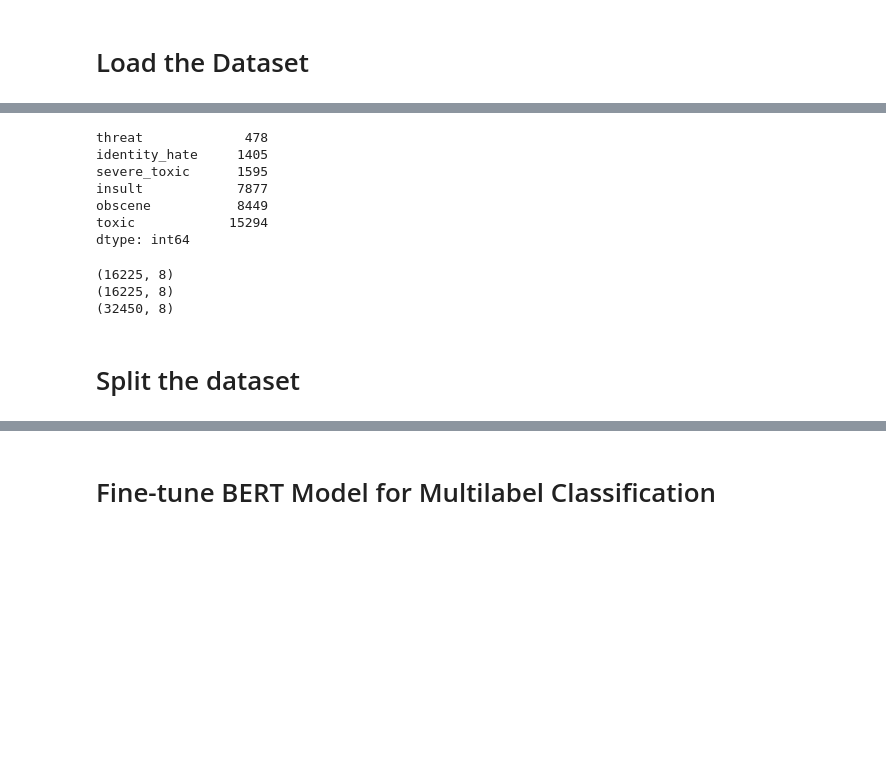
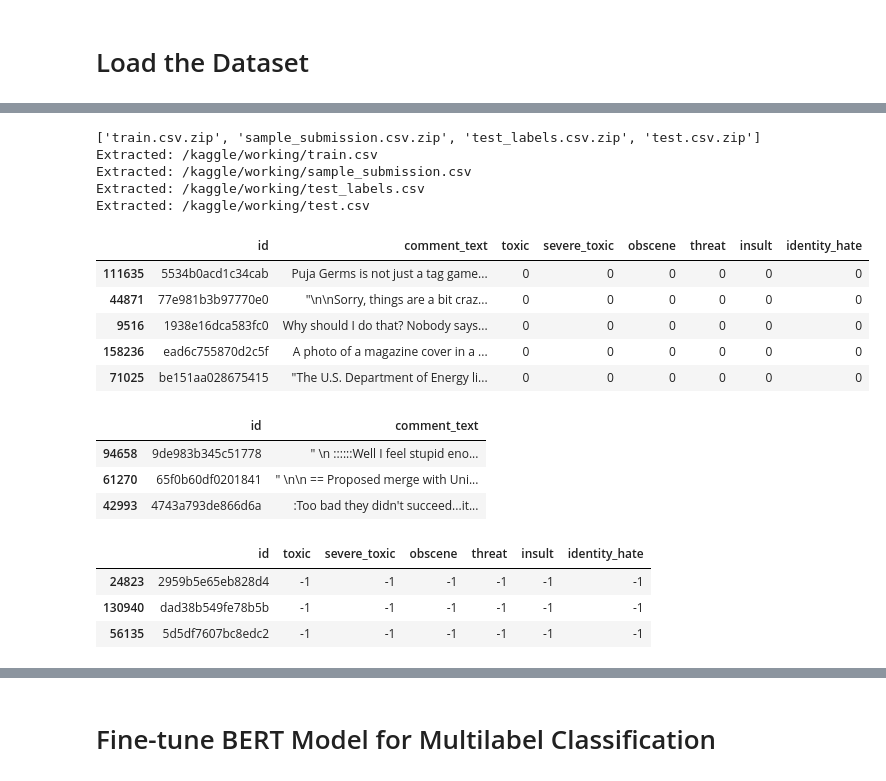
Before and after one commit to PawanKrGunjan/Natural-Language-Processing, a Jupyter notebook: Text Classification/toxic-comment-classification.ipynb, the cells around one changed output, grey strips where cells are left out. Drawn from its saved outputs; the diff is of its cells as text; code cells hidden in the pictures; blank space fills up the shorter version.

```diff
--- a/Text Classification/toxic-comment-classification.ipynb
+++ b/Text Classification/toxic-comment-classification.ipynb
@@ -159,20 +34,0 @@ df  = df.sample(frac=1, random_state=42)
-# %%
-data[column_labels].sum().sort_values()
-# %% [output]
-threat             478
-identity_hate     1405
-severe_toxic      1595
-insult            7877
-obscene           8449
-toxic            15294
-dtype: int64
-# %%
-print(train_toxic.shape)
-print(train_clean_sampled.shape)
-print(df.shape)
-# %% [output]
-(16225, 8)
-(16225, 8)
-(32450, 8)
-# %% [markdown]
-# Split the dataset
@@ -186,0 +35,58 @@ test_texts, val_texts, test_labels, val_labels = train_test_split(
+# %%
+kaggle_input_path = '/kaggle/input/jigsaw-toxic-comment-classification-challenge'
+
+files_in_directory = os.listdir(kaggle_input_path)
+print(files_in_directory)
+
+
+for file_name in files_in_directory:
+    # Skip non-zip files if any
+    if not file_name.endswith('.zip'):
+        continue
+
+    # Path to the zip file
+    zip_file_path = os.path.join(kaggle_input_path, file_name)
+
+    # Directory where you want to extract the contents
+    output_dir = '/kaggle/working/'
+
+    # Unzip the file
+    with zipfile.ZipFile(zip_file_path, 'r') as zip_ref:
+        zip_ref.extractall(output_dir)
+        # Print complete paths of the extracted files
+        extracted_files = zip_ref.namelist()
+        for extracted_file in extracted_files:
+            complete_path = os.path.join(output_dir, extracted_file)
+            print("Extracted:", complete_path)
+# %% [output]
+['train.csv.zip', 'sample_submission.csv.zip', 'test_labels.csv.zip', 'test.csv.zip']
+Extracted: /kaggle/working/train.csv
+Extracted: /kaggle/working/sample_submission.csv
+Extracted: /kaggle/working/test_labels.csv
+Extracted: /kaggle/working/test.csv
+# %%
+train = pd.read_csv("/kaggle/working/train.csv")
+train.sample(5)
+# %% [output]
+|  | id | comment_text | toxic | severe_toxic | obscene | threat | insult | identity_hate |
+| 111635 | 5534b0acd1c34cab | Puja Germs is not just a tag game... | 0 | 0 | 0 | 0 | 0 | 0 |
+| 44871 | 77e981b3b97770e0 | "\n\nSorry, things are a bit craz... | 0 | 0 | 0 | 0 | 0 | 0 |
+| 9516 | 1938e16dca583fc0 | Why should I do that? Nobody says... | 0 | 0 | 0 | 0 | 0 | 0 |
+| 158236 | ead6c755870d2c5f | A photo of a magazine cover in a ... | 0 | 0 | 0 | 0 | 0 | 0 |
+| 71025 | be151aa028675415 | "The U.S. Department of Energy li... | 0 | 0 | 0 | 0 | 0 | 0 |
+# %%
+test = pd.read_csv("/kaggle/working/test.csv")
+test.sample(3)
+# %% [output]
+|  | id | comment_text |
+| 94658 | 9de983b345c51778 | " \n ::::::Well I feel stupid eno... |
+| 61270 | 65f0b60df0201841 | " \n\n == Proposed merge with Uni... |
+| 42993 | 4743a793de866d6a | :Too bad they didn't succeed...it... |
+# %%
+test_labels = pd.read_csv("/kaggle/working/test_labels.csv")
+test_labels.sample(3)
+# %% [output]
+|  | id | toxic | severe_toxic | obscene | threat | insult | identity_hate |
+| 24823 | 2959b5e65eb828d4 | -1 | -1 | -1 | -1 | -1 | -1 |
+| 130940 | dad38b549fe78b5b | -1 | -1 | -1 | -1 | -1 | -1 |
+| 56135 | 5d5df7607bc8edc2 | -1 | -1 | -1 | -1 | -1 | -1 |
```
Also changed, not shown: parts of 55 cells of this notebook.
